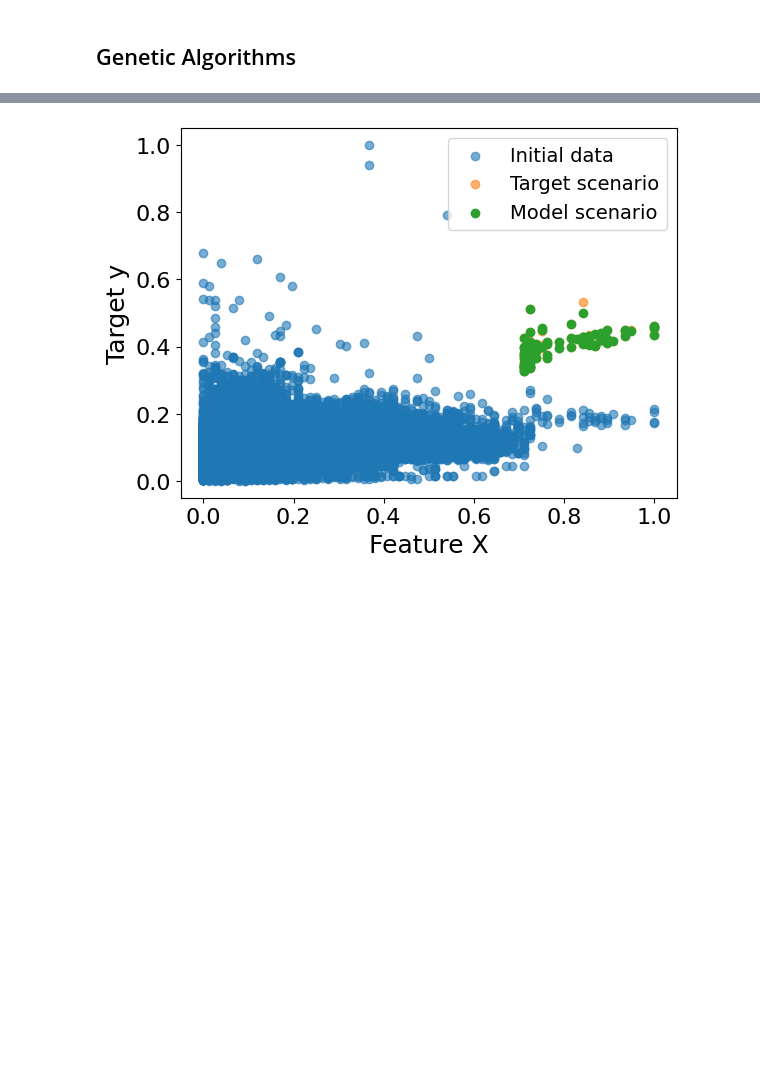
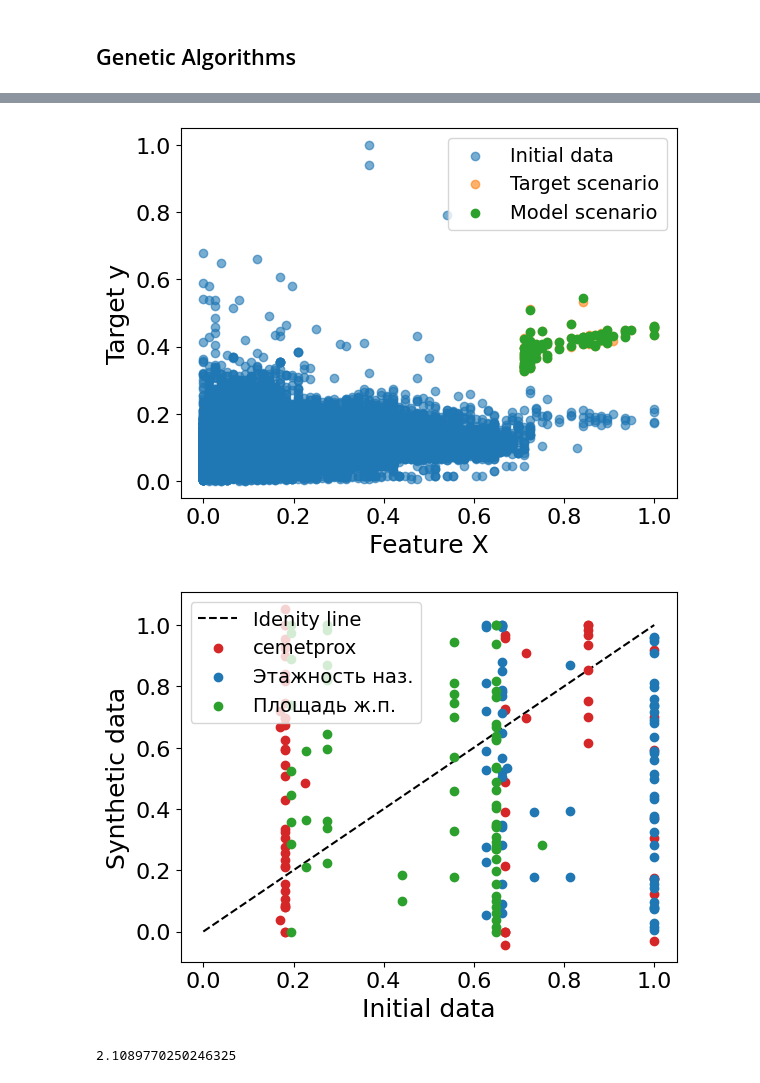
Before and after one commit to osa-bot/Benchmarking, a Jupyter notebook: Scenario_model.ipynb, the cells around one changed output, grey strips where cells are left out. Drawn from its saved outputs; the diff is of its cells as text; code cells hidden in the pictures; blank space fills up the shorter version.

```diff
--- a/Scenario_model.ipynb
+++ b/Scenario_model.ipynb
@@ -831,6 +831,6 @@ XGBRegressor(base_score=None, booster=None, callbacks=None,
              num_parallel_tree=None, random_state=None, ...)
 # %%
 lr = LinearRegression(fit_intercept=False)
-lr.fit(X_exp[[feature_name]], y_exp)
+lr.fit(X_exp, y_exp)
 lr.coef_
 # %% [output]
@@ -1287,4 +1281,6 @@ scenario_df_GA = np.concatenate([X_exp.loc[idx_sc].iloc[:, 0].values.reshape(-1,
 # %%
+scenario_df_GA = np.concatenate([X_exp.loc[idx_sc].iloc[:, 0].values.reshape(-1, 1), np.array(best_individuals)], axis=1)
+
 plt.scatter(X_exp[feature_name], y_exp, alpha=0.6, label='Initial data')
 plt.scatter(X_exp.loc[idx_sc, feature_name], y_sc, alpha=0.6, label='Target scenario')
 
@@ -1295,7 +1291,24 @@ plt.ylabel('Target y')
 plt.legend()
 plt.show()
 # %% [output]
-[figure, old version]
+[figure, new version]
+# %%
+scenario_df_GA = pd.DataFrame(scenario_df_GA, columns=X_exp.columns)
+# %%
+plt.plot([0, 1], [0, 1], '--', color='black', label='Idenity line')
+plt.scatter(data.loc[idx_sc, 'cemetprox'].values, scenario_df_GA['cemetprox'].values, zorder=3, label='cemetprox', color='tab:red')
+plt.scatter(data.loc[idx_sc, 'Этажность объекта наземная'].values,\
+            scenario_df_GA['Этажность объекта наземная'].values, zorder=3, label='Этажность наз.', color='tab:blue')
+plt.scatter(data.loc[idx_sc, 'Площадь жилых помещений объекта'].values,\
+            scenario_df_GA['Площадь жилых помещений объекта'].values, zorder=3, label='Площадь ж.п.', color='tab:green')
+
+
+plt.legend()
+plt.xlabel('Initial data')
+plt.ylabel('Synthetic data')
+plt.show()
+# %% [output]
+[figure, added]
 # %%
 # import gym
 # from stable_baselines3 import PPO
@@ -1332,0 +1363,4 @@ plt.show()
+# %%
+Si['ST'].sum() + Si['S1'].sum()
+# %% [output]
+2.1089770250246325
```
Also changed, not shown: parts of 16 cells of this notebook.
